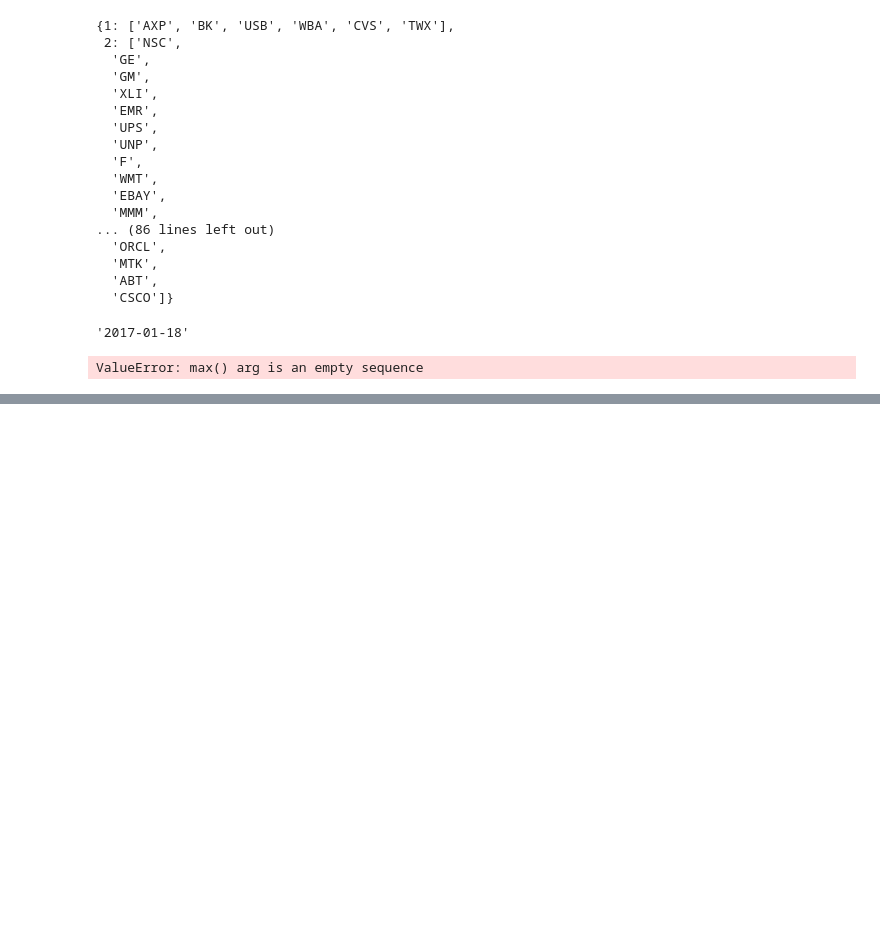
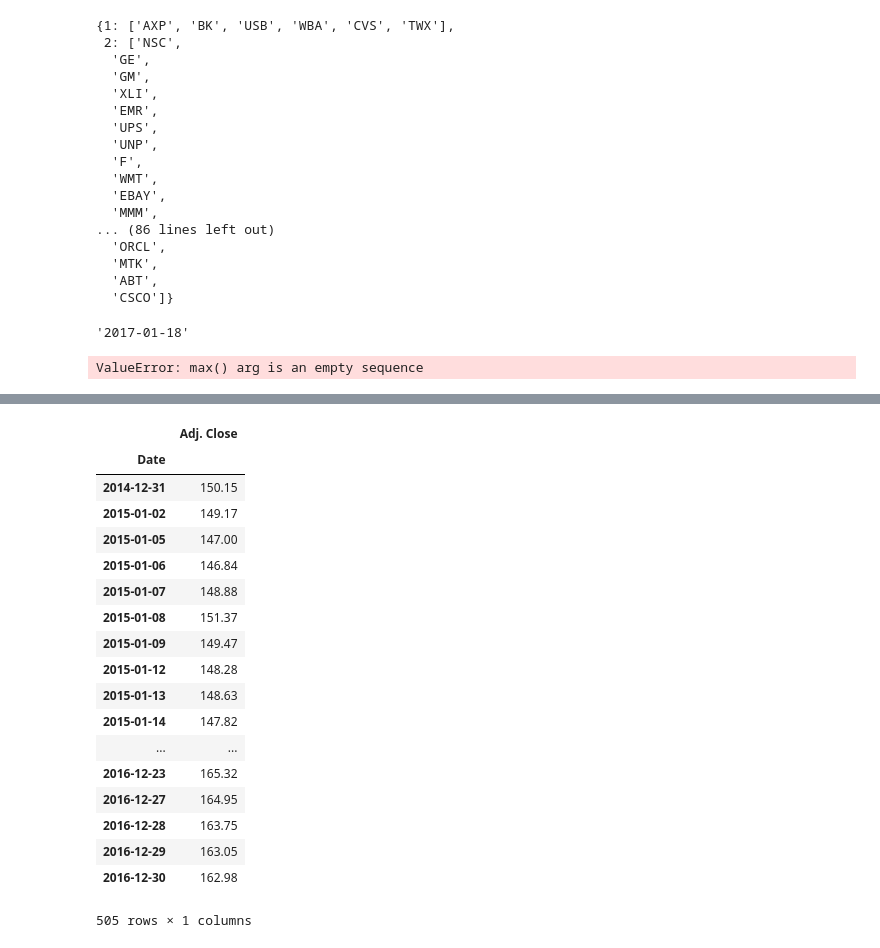
Before and after one commit to jasonhere/clustering-network, a Jupyter notebook: Clustering.ipynb, the cells around one changed output, grey strips where cells are left out. Drawn from its saved outputs; the diff is of its cells as text; code cells hidden in the pictures; blank space fills up the shorter version.

```diff
--- a/Clustering.ipynb
+++ b/Clustering.ipynb
@@ -300,0 +379,22 @@ results[sorteddates[0]] = {i + 1: clustersClausetNewman[sorteddates[0]][i]
+# %%
+quandl.get("WIKI/BRK_B.11",start_date="2014-12-31", end_date="2016-12-31")
+# %% [output]
+|  | Adj. Close |
+| Date |  |
+| 2014-12-31 | 150.15 |
+| 2015-01-02 | 149.17 |
+| 2015-01-05 | 147.00 |
+| 2015-01-06 | 146.84 |
+| 2015-01-07 | 148.88 |
+| 2015-01-08 | 151.37 |
+| 2015-01-09 | 149.47 |
+| 2015-01-12 | 148.28 |
+| 2015-01-13 | 148.63 |
+| 2015-01-14 | 147.82 |
+| ... | ... |
+| 2016-12-23 | 165.32 |
+| 2016-12-27 | 164.95 |
+| 2016-12-28 | 163.75 |
+| 2016-12-29 | 163.05 |
+| 2016-12-30 | 162.98 |
+505 rows × 1 columns
```
Also changed, not shown: parts of 16 cells of this notebook, 4 other files.
